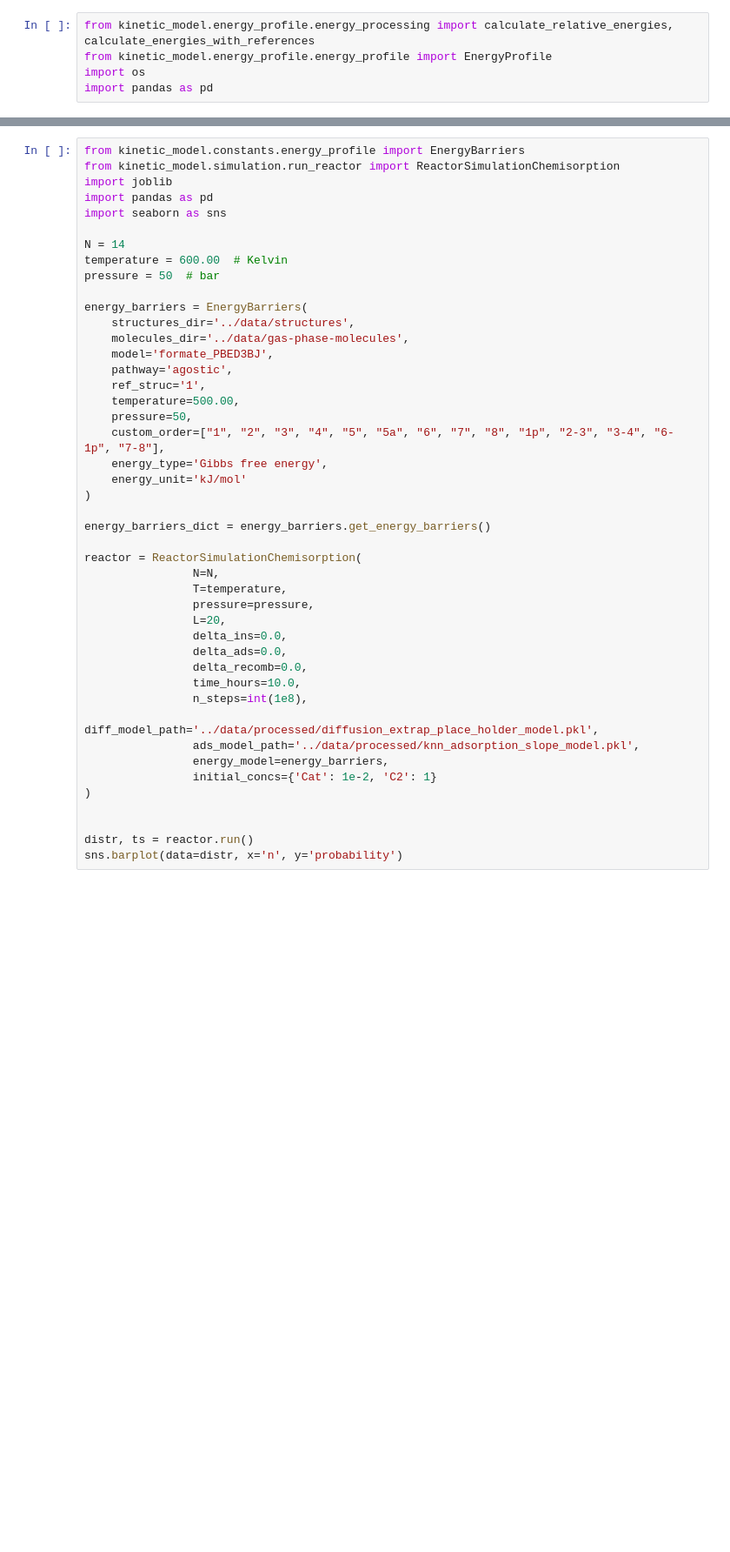
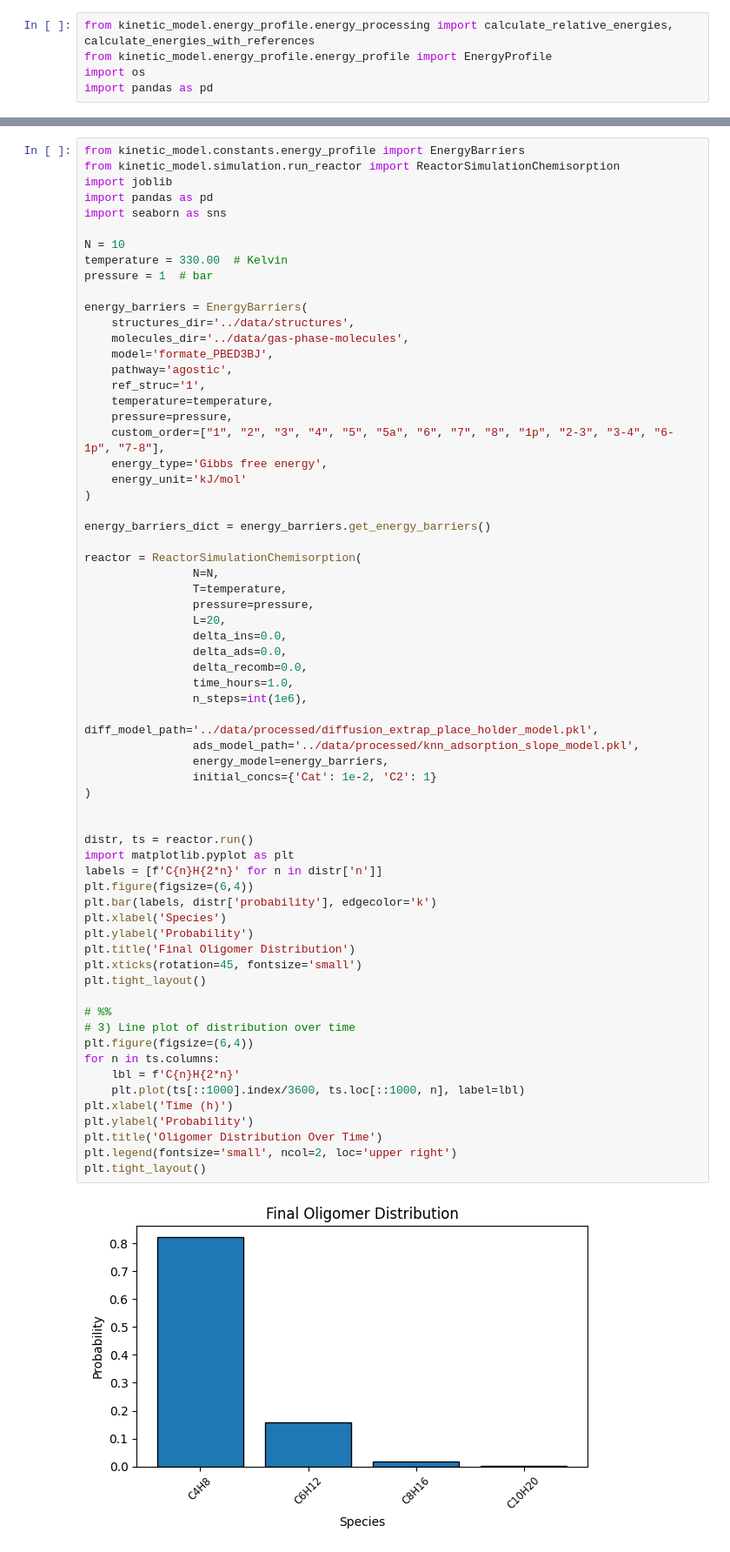
Before and after one commit to multiscale-modelling/kinetic_model, a Jupyter notebook: examples/test_soft.ipynb, the cells around one changed output, grey strips where cells are left out. Shown at 87% size. Cells and saved outputs as stored; diff of their text form; blank space fills up the shorter version.

```diff
--- a/examples/test_soft.ipynb
+++ b/examples/test_soft.ipynb
@@ -540,41 +525,63 @@ import joblib
 import pandas as pd
 import seaborn as sns
 
-N = 14
-temperature = 600.00  # Kelvin
-pressure = 50  # bar
+N = 10
+temperature = 330.00  # Kelvin
+pressure = 1  # bar
 
 energy_barriers = EnergyBarriers(
     structures_dir='../data/structures',
     molecules_dir='../data/gas-phase-molecules',
     model='formate_PBED3BJ',
     pathway='agostic',
     ref_struc='1',
-    temperature=500.00,
-    pressure=50,
+    temperature=temperature,
+    pressure=pressure,
     custom_order=["1", "2", "3", "4", "5", "5a", "6", "7", "8", "1p", "2-3", "3-4", "6-1p", "7-8"],
     energy_type='Gibbs free energy',
     energy_unit='kJ/mol'
 )
 
 energy_barriers_dict = energy_barriers.get_energy_barriers()
 
 reactor = ReactorSimulationChemisorption(
                 N=N,
                 T=temperature,
                 pressure=pressure,
                 L=20,
                 delta_ins=0.0,
                 delta_ads=0.0,
                 delta_recomb=0.0,
-                time_hours=10.0,
-                n_steps=int(1e8),
+                time_hours=1.0,
+                n_steps=int(1e6),
                 diff_model_path='../data/processed/diffusion_extrap_place_holder_model.pkl',
                 ads_model_path='../data/processed/knn_adsorption_slope_model.pkl',
                 energy_model=energy_barriers,
                 initial_concs={'Cat': 1e-2, 'C2': 1}
 )
 
 
 distr, ts = reactor.run()
-sns.barplot(data=distr, x='n', y='probability')
+import matplotlib.pyplot as plt
+labels = [f'C{n}H{2*n}' for n in distr['n']]
+plt.figure(figsize=(6,4))
+plt.bar(labels, distr['probability'], edgecolor='k')
+plt.xlabel('Species')
+plt.ylabel('Probability')
+plt.title('Final Oligomer Distribution')
+plt.xticks(rotation=45, fontsize='small')
+plt.tight_layout()
+
+# %%
+# 3) Line plot of distribution over time
+plt.figure(figsize=(6,4))
+for n in ts.columns:
+    lbl = f'C{n}H{2*n}'
+    plt.plot(ts[::1000].index/3600, ts.loc[::1000, n], label=lbl)
+plt.xlabel('Time (h)')
+plt.ylabel('Probability')
+plt.title('Oligomer Distribution Over Time')
+plt.legend(fontsize='small', ncol=2, loc='upper right')
+plt.tight_layout()
+# %% [output]
+[figure, added]
```
Also changed, not shown: parts of 25 cells of this notebook, 2 other files.
